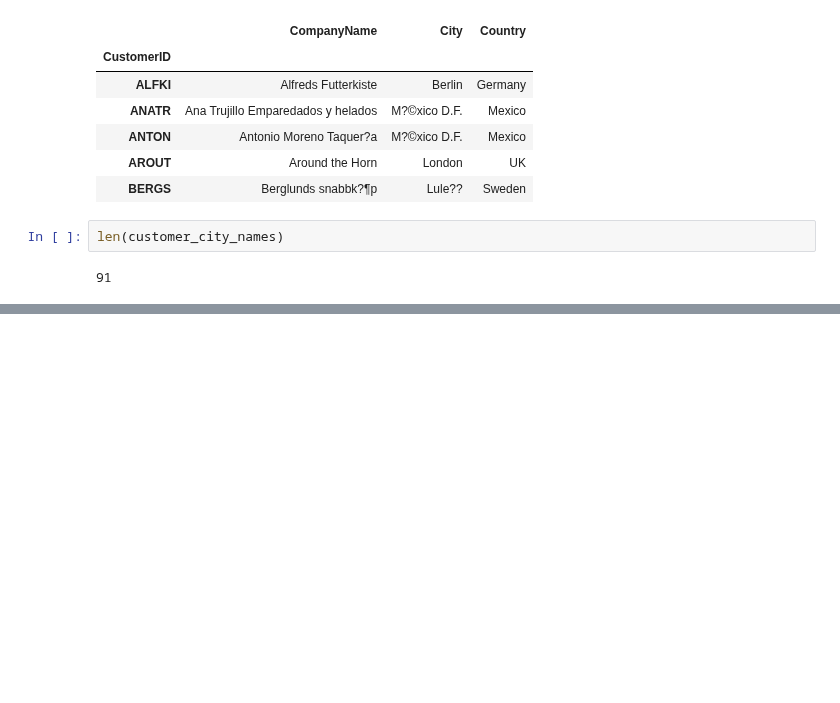
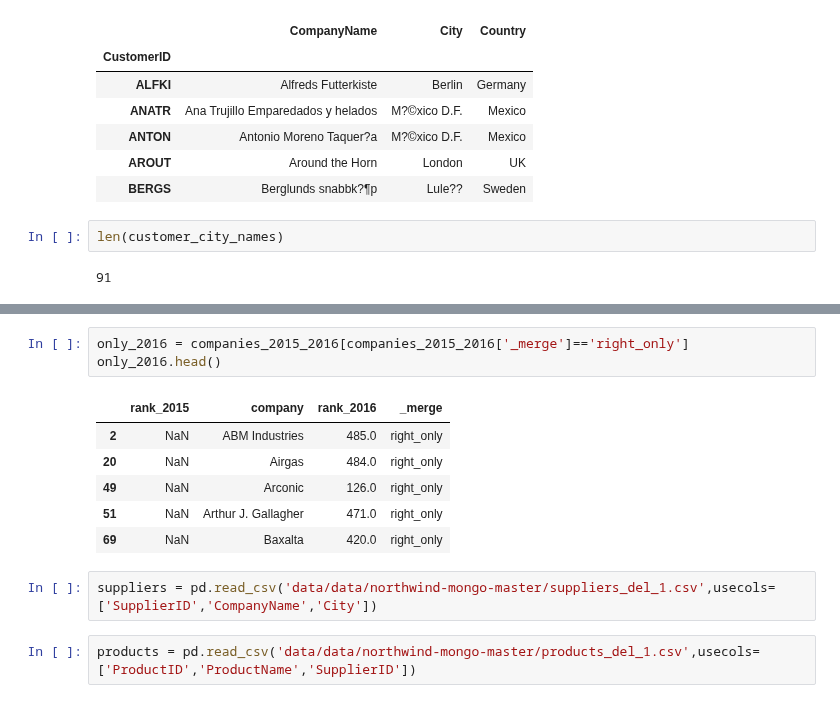
Before and after one commit to Byienio/Pandas_pg, a Jupyter notebook: MergningDataFrames.ipynb, the cells around one changed output, grey strips where cells are left out. Drawn from its saved outputs; the diff is of its cells as text; blank space fills up the shorter version.

```diff
--- a/MergningDataFrames.ipynb
+++ b/MergningDataFrames.ipynb
@@ -142,0 +183,14 @@ len(customer_city_names)
+# %%
+only_2016 = companies_2015_2016[companies_2015_2016['_merge']=='right_only']
+only_2016.head()
+# %% [output]
+|  | rank_2015 | company | rank_2016 | _merge |
+| 2 | NaN | ABM Industries | 485.0 | right_only |
+| 20 | NaN | Airgas | 484.0 | right_only |
+| 49 | NaN | Arconic | 126.0 | right_only |
+| 51 | NaN | Arthur J. Gallagher | 471.0 | right_only |
+| 69 | NaN | Baxalta | 420.0 | right_only |
+# %%
+suppliers = pd.read_csv('data/data/northwind-mongo-master/suppliers_del_1.csv',usecols=['SupplierID','CompanyName','City'])
+# %%
+products = pd.read_csv('data/data/northwind-mongo-master/products_del_1.csv',usecols=['ProductID','ProductName','SupplierID'])
```
Also changed, not shown: parts of 12 cells of this notebook.
